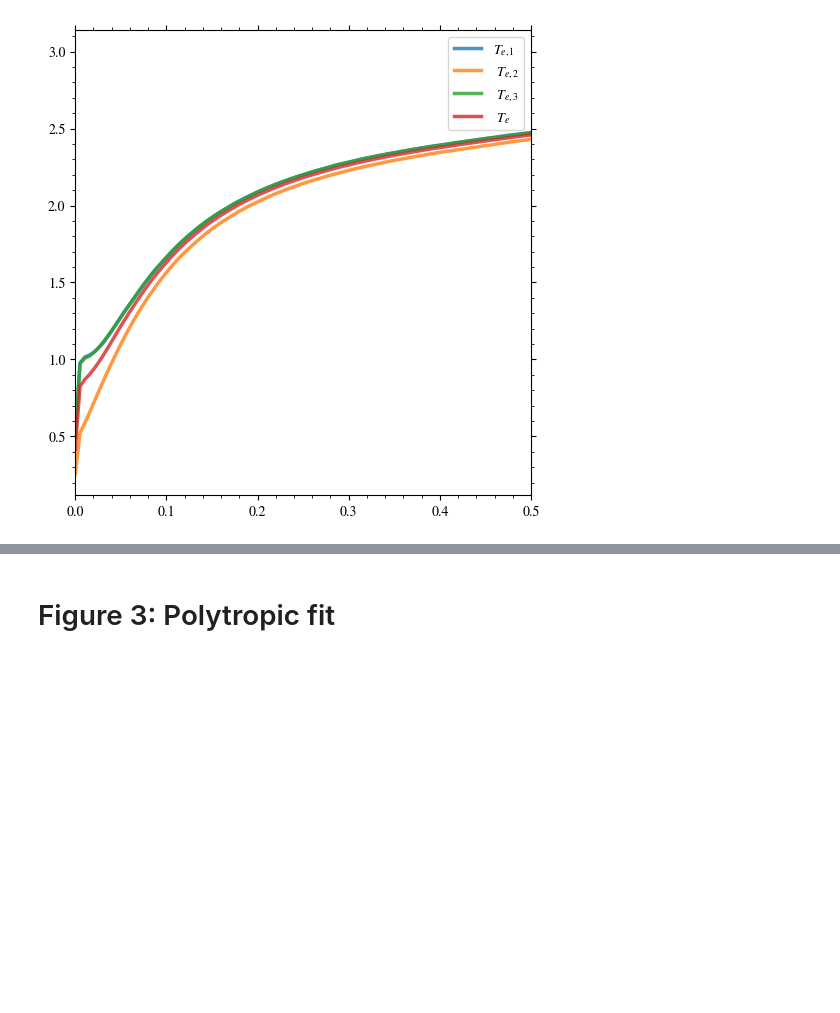
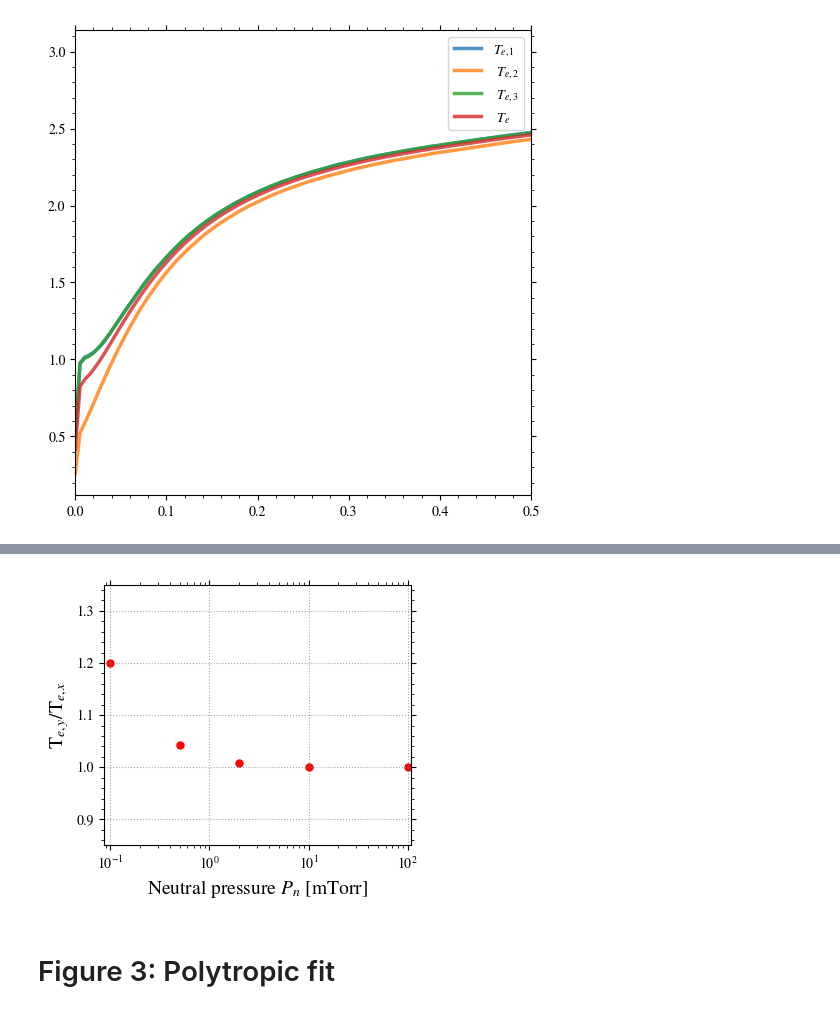
Before and after one commit to antoinetavant/PhD_thesis_manuscript, a Jupyter notebook: src/Chapitre3/figure/Figure_PIC.ipynb, the cells around one changed output, grey strips where cells are left out. Saved outputs shown, nothing was run; the diff lists cells and outputs as text; code cells hidden in the pictures; blank space fills up the shorter version.

```diff
--- a/src/Chapitre3/figure/Figure_PIC.ipynb
+++ b/src/Chapitre3/figure/Figure_PIC.ipynb
@@ -160,3 +254,36 @@ plt.savefig("../figures/1D_PIC_summary.pdf")
+# %%
+plt.close()
+fig, ax1 = plt.subplots(1,1, figsize=(4, 3.5))
+ft = 14
+s = 2.5
+a = 0.8
+
+for k in ["0", "1", "2", "3", "4", "5"]:
+    x = data[k]["Pn"]
+
+
+    Te1 = np.array(data[k]["Te1"])*2
+    Te2 = np.array(data[k]["Te2"])*2
+
+    ax1.scatter(x, Te1.max()/Te2.max(), facecolor="r" )
+
+
+ax1.set_ylabel("T$_{e,y}$/T$_{e,x}$ ", fontsize=ft)
+ax1.set_xlabel("Neutral pressure $P_n$ [mTorr]", fontsize=ft)
+ax1.set_xscale("log")
+# ax1.tick_params(axis="x",labelbottom=False )
+for ax in [ax1]:
+    ax.grid(alpha=0.7)
+    ax.margins(x=0.01, y=0.1)
+    #ax.legend(fontsize=ft, loc="lower center")
+    ax.set_ylim(bottom = 0.85, top=1.35)
+
+plt.tight_layout()
+
+
+plt.savefig("./1D_PIC_anisotropy.pdf")
+# %% [output]
+[figure, added]
 # %% [markdown]
 # Figure 3: Polytropic fit
 # %%
```
Also changed, not shown: parts of 8 cells of this notebook, 31 other files.
